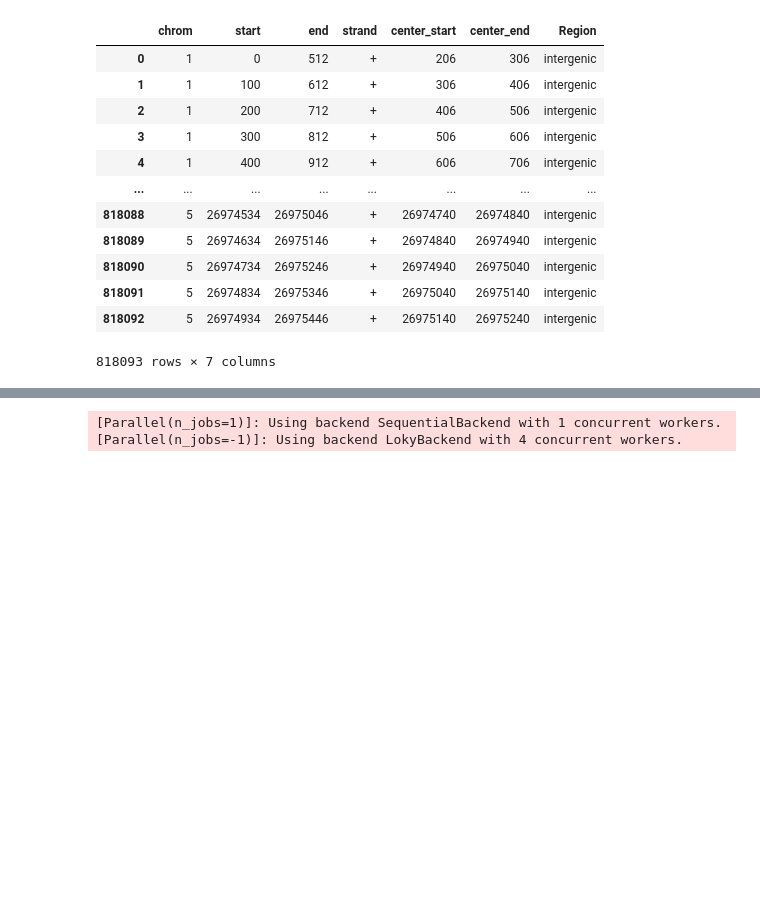
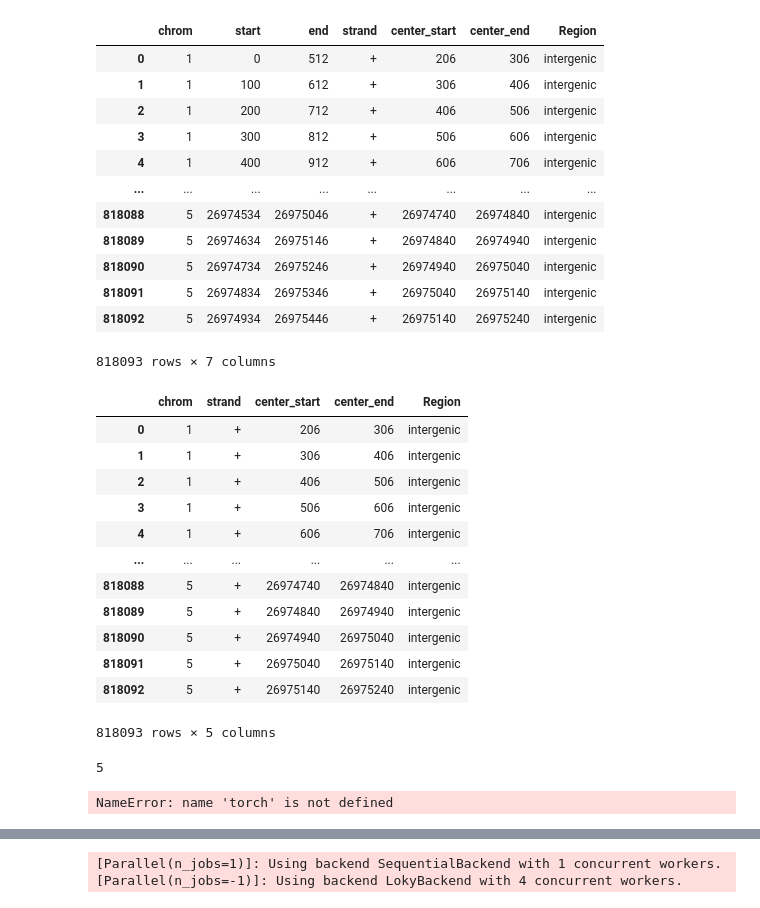
Before and after one commit to carmnt/DSC180AB-Quarter1-Project, a Jupyter notebook: data_cleaning.ipynb, the cells around one changed output, grey strips where cells are left out. Drawn from its saved outputs; the diff is of its cells as text; code cells hidden in the pictures; blank space fills up the shorter version.

```diff
--- a/data_cleaning.ipynb
+++ b/data_cleaning.ipynb
@@ -887,3 +935,7 @@ windows
 | 818091 | 5 | 26974834 | 26975346 | + | 26975040 | 26975140 | intergenic |
 | 818092 | 5 | 26974934 | 26975446 | + | 26975140 | 26975240 | intergenic |
 818093 rows × 7 columns
+# %%
+test = windows.copy()
+# %%
+test = test[['chrom', 'strand', 'center_start','center_end','Region']]
@@ -889,0 +944,16 @@ windows
+# %%
+test
+# %% [output]
+|  | chrom | strand | center_start | center_end | Region |
+| 0 | 1 | + | 206 | 306 | intergenic |
+| 1 | 1 | + | 306 | 406 | intergenic |
+| 2 | 1 | + | 406 | 506 | intergenic |
+| 3 | 1 | + | 506 | 606 | intergenic |
+| 4 | 1 | + | 606 | 706 | intergenic |
+| ... | ... | ... | ... | ... | ... |
+| 818088 | 5 | + | 26974740 | 26974840 | intergenic |
+| 818089 | 5 | + | 26974840 | 26974940 | intergenic |
+| 818090 | 5 | + | 26974940 | 26975040 | intergenic |
+| 818091 | 5 | + | 26975040 | 26975140 | intergenic |
+| 818092 | 5 | + | 26975140 | 26975240 | intergenic |
+818093 rows × 5 columns
@@ -889,0 +962,8 @@ windows
+# %%
+skf = StratifiedKFold(n_splits=5, random_state=42, shuffle=True)
+X = test['seq']
+y = test['Region']
+skf.get_n_splits(X, y)
+train_set, test_set = skf.split()
+# %% [output]
+5
@@ -889,0 +1090,10 @@ windows
+# %%
+device = 'cuda' if torch.cuda.is_available() else 'cpu'
+device
+
+model = GPN().to(device)
+load = torch.load('best_model_v1.pth', weights_only=False, map_location=device)
+model.load_state_dict(load['model_state_dict'])
+loss_fn = load['loss']
+# %% [output]
+NameError: name 'torch' is not defined
```
Also changed, not shown: parts of 11 cells of this notebook, 13 other files.
